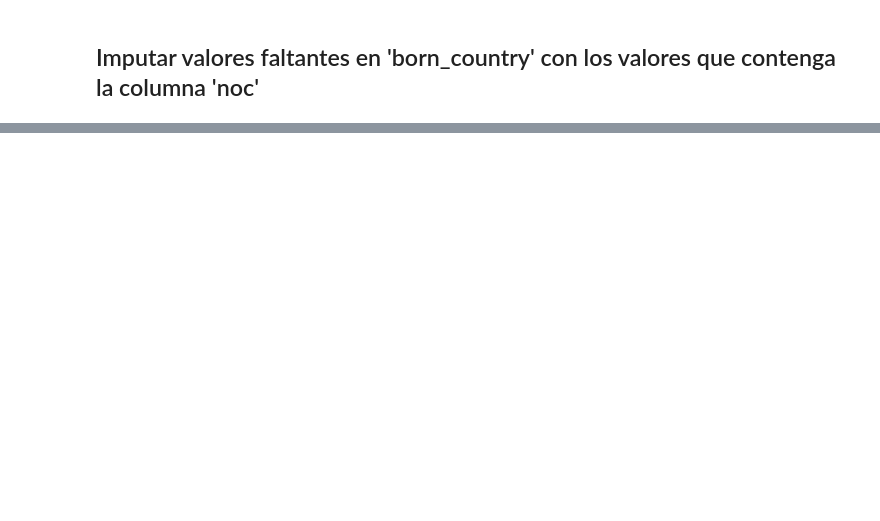
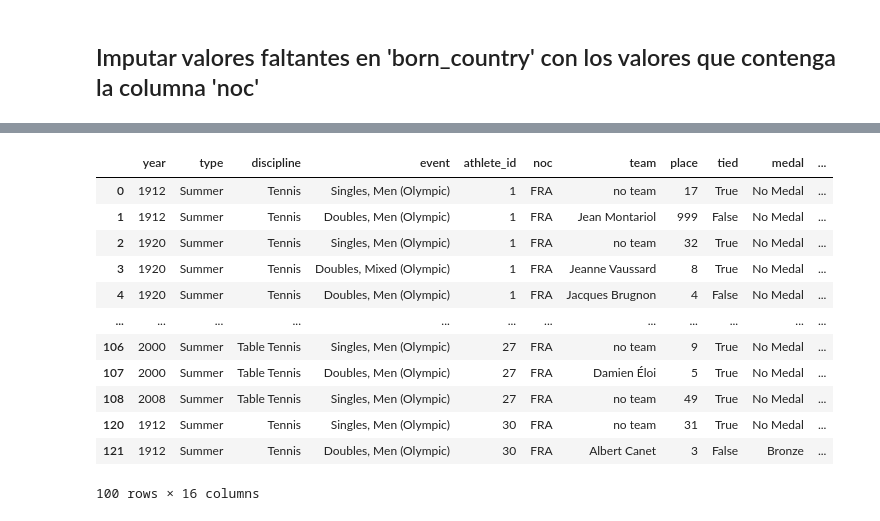
Before and after one commit to CobaltHeron/Project-02_Olympic-Games-Analysis, a Jupyter notebook: main.ipynb, the cells around one changed output, grey strips where cells are left out. Cells and saved outputs as stored; diff of their text form; code cells hidden in the pictures; blank space fills up the shorter version.

```diff
--- a/main.ipynb
+++ b/main.ipynb
@@ -816,0 +825,39 @@ memory usage: 35.0+ MB
+# %%
+# merged_df[['event_category', 'modality', 'gender']] = merged_df['event'].str.replace(' \(Olympic\)', '', regex=True).str.split(',', expand=True)
+
+# merged_df['event_category'] = merged_df['event_category'].str.strip()
+# merged_df['modality'] = merged_df['modality'].str.strip()
+# merged_df['gender'] = merged_df['gender'].str.strip()
+
+#=====================================================================
+#=====================================================================
+
+# # Split con máximo 2 divisiones → genera hasta 3 columnas
+# split_cols = merged_df['event'].str.replace(' (Olympic)', '', regex=True).str.split(',', n=2, expand=True)
+
+# # Asegurar que haya 3 columnas (agrega NaN si falta alguna parte)
+# while split_cols.shape[1] < 3:
+#     split_cols[split_cols.shape[1]] = None
+
+# # Asignar con nombres correctos
+# merged_df[['event_category', 'modality', 'gender']] = split_cols
+
+# # Limpiar espacios
+# merged_df['event_category'] = merged_df['event_category'].str.strip()
+# merged_df['modality'] = merged_df['modality'].str.strip()
+# merged_df['gender'] = merged_df['gender'].str.strip()
+
+#=====================================================================
+#=====================================================================
+
+# alternativa: revisar cuantas partes tiene cada fila.
+# merged_df['event'].str.replace(' (Olympic)', '', regex=True).str.split(',').apply(len).value_counts()
+
+#=====================================================================
+#=====================================================================
+
+# Extraer género desde la columna 'event'
+merged_df['gender'] = merged_df['event'].str.extract(r'\b(Man|Men|Women|Woman|Boys|Girls|Boy|Girl|Mixed)\b', flags=re.IGNORECASE, expand=False)
+
+# Normalizar
+merged_df['gender'] = merged_df['gender'].str.capitalize()
@@ -816,0 +884,16 @@ memory usage: 35.0+ MB
+# %%
+merged_df.head(100)
+# %% [output]
+|  | year | type | discipline | event | athlete_id | noc | team | place | tied | medal | ... |
+| 0 | 1912 | Summer | Tennis | Singles, Men (Olympic) | 1 | FRA | no team | 17 | True | No Medal | ... |
+| 1 | 1912 | Summer | Tennis | Doubles, Men (Olympic) | 1 | FRA | Jean Montariol | 999 | False | No Medal | ... |
+| 2 | 1920 | Summer | Tennis | Singles, Men (Olympic) | 1 | FRA | no team | 32 | True | No Medal | ... |
+| 3 | 1920 | Summer | Tennis | Doubles, Mixed (Olympic) | 1 | FRA | Jeanne Vaussard | 8 | True | No Medal | ... |
+| 4 | 1920 | Summer | Tennis | Doubles, Men (Olympic) | 1 | FRA | Jacques Brugnon | 4 | False | No Medal | ... |
+| ... | ... | ... | ... | ... | ... | ... | ... | ... | ... | ... | ... |
+| 106 | 2000 | Summer | Table Tennis | Singles, Men (Olympic) | 27 | FRA | no team | 9 | True | No Medal | ... |
+| 107 | 2000 | Summer | Table Tennis | Doubles, Men (Olympic) | 27 | FRA | Damien Éloi | 5 | True | No Medal | ... |
+| 108 | 2008 | Summer | Table Tennis | Singles, Men (Olympic) | 27 | FRA | no team | 49 | True | No Medal | ... |
+| 120 | 1912 | Summer | Tennis | Singles, Men (Olympic) | 30 | FRA | no team | 31 | True | No Medal | ... |
+| 121 | 1912 | Summer | Tennis | Doubles, Men (Olympic) | 30 | FRA | Albert Canet | 3 | False | Bronze | ... |
+100 rows × 16 columns
```
Also changed, not shown: parts of 18 cells of this notebook, 1 other file.
